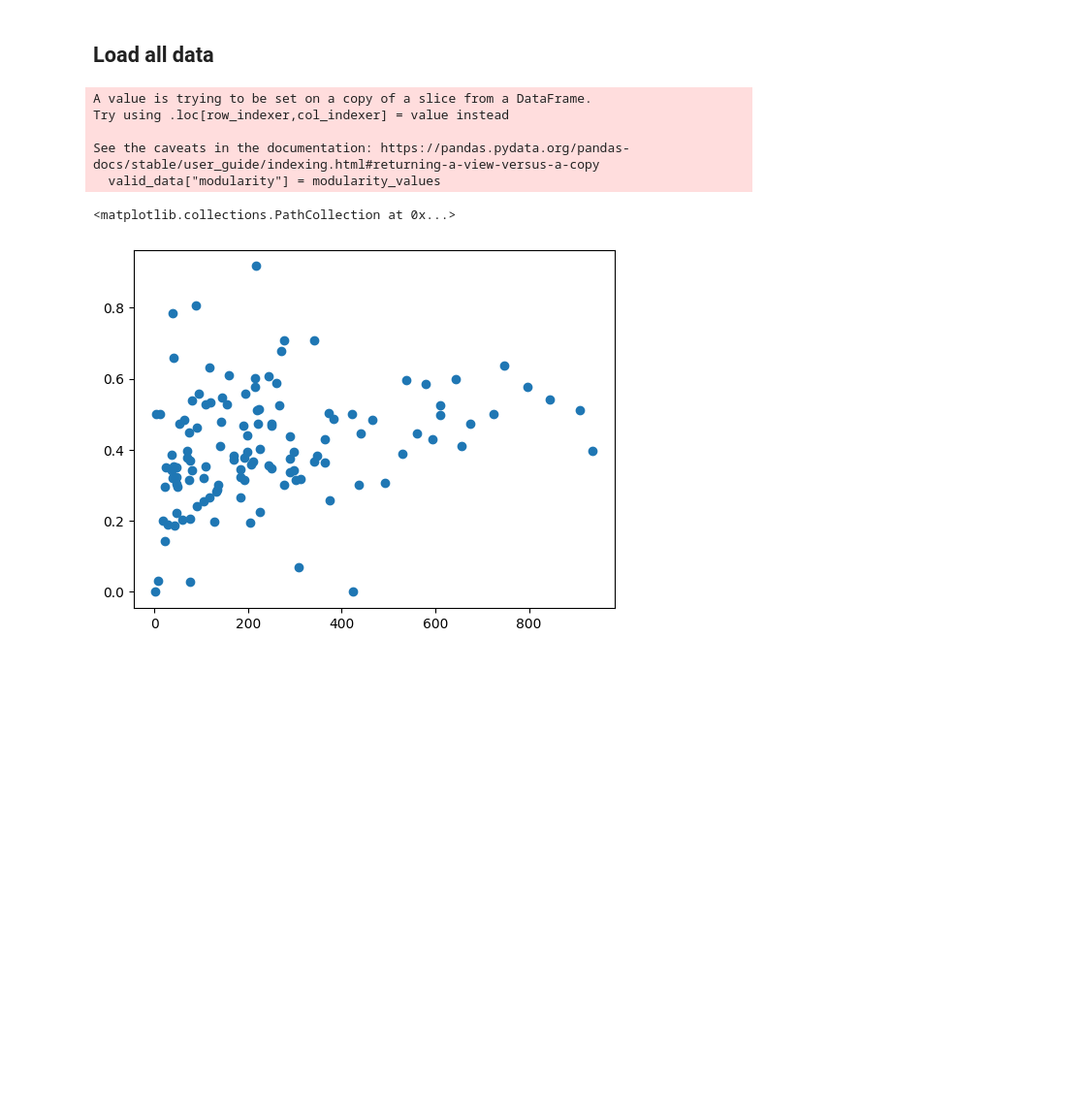
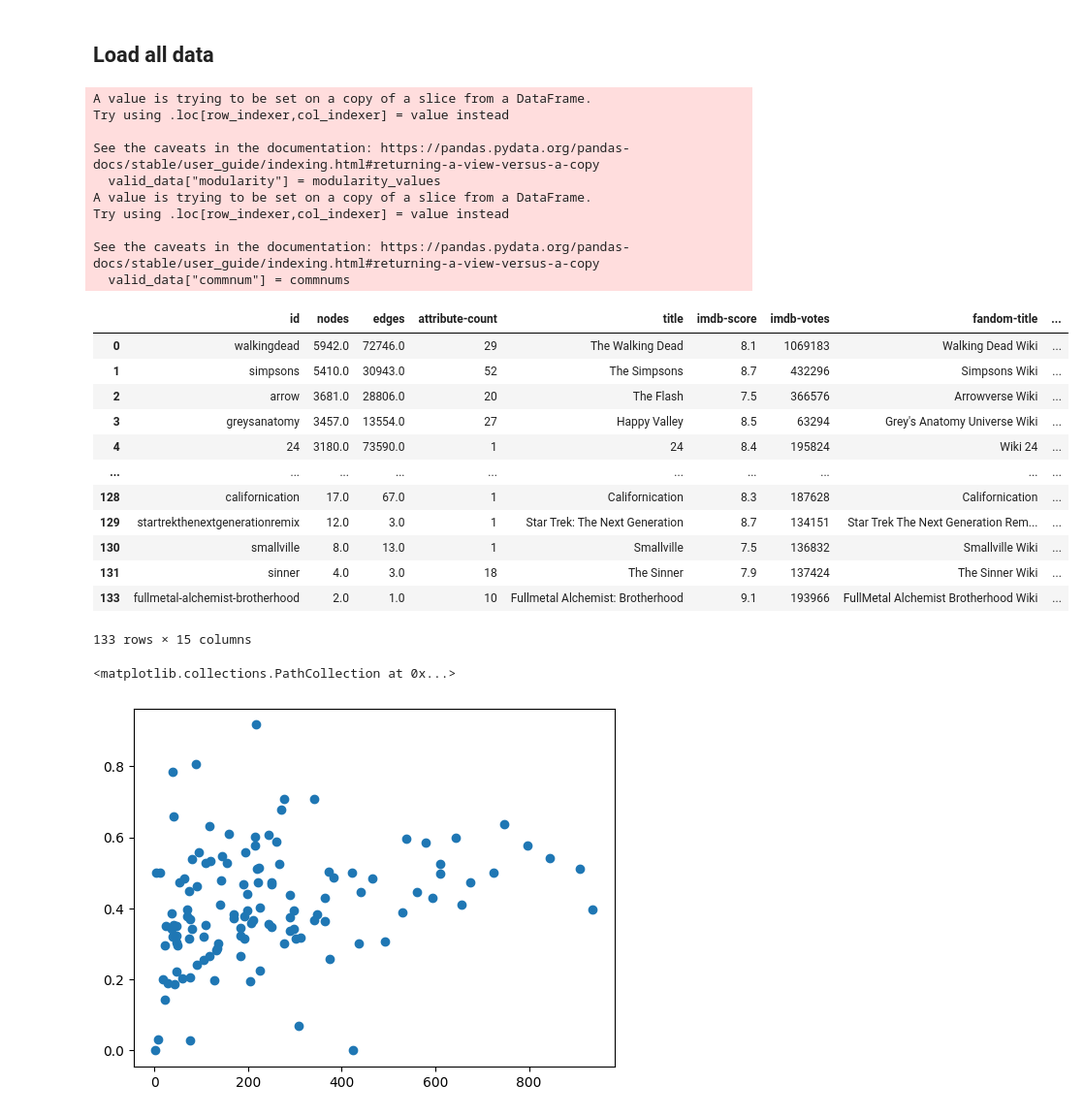
Before and after one commit to DanielBarabas/prog2_3rd_assignment_group, a Jupyter notebook: abrak.ipynb, the cells around one changed output. Shown at 97% size. Cells and saved outputs as stored; diff of their text form; code cells hidden in the pictures; blank space fills up the shorter version.

```diff
--- a/abrak.ipynb
+++ b/abrak.ipynb
@@ -12,6 +12,8 @@ valid_data = meta.loc[meta["edges"]>0,:]
 # %%
 def get_modularity_from_edgelist(edge_df:pd.DataFrame):
     G = nx.from_pandas_edgelist(edge_df,"from","to")
-    return nx.community.modularity(G,nx.community.louvain_communities(G,seed=420))
+    comms = nx.community.louvain_communities(G,resolution=1,seed=420)
+    mod = nx.community.modularity(G,comms)
+    return len(comms),mod
 # %%
 modularity_values = []
@@ -22,11 +27,33 @@ for id in tqdm(valid_data["id"]):
 # %%
 valid_data["modularity"] = modularity_values
+valid_data["commnum"] = commnums
 # %% [output]
 A value is trying to be set on a copy of a slice from a DataFrame.
 Try using .loc[row_indexer,col_indexer] = value instead
 
 See the caveats in the documentation: https://pandas.pydata.org/pandas-docs/stable/user_guide/indexing.html#returning-a-view-versus-a-copy
   valid_data["modularity"] = modularity_values
+A value is trying to be set on a copy of a slice from a DataFrame.
+Try using .loc[row_indexer,col_indexer] = value instead
+
+See the caveats in the documentation: https://pandas.pydata.org/pandas-docs/stable/user_guide/indexing.html#returning-a-view-versus-a-copy
+  valid_data["commnum"] = commnums
+# %%
+valid_data
+# %% [output]
+|  | id | nodes | edges | attribute-count | title | imdb-score | imdb-votes | fandom-title | ... |
+| 0 | walkingdead | 5942.0 | 72746.0 | 29 | The Walking Dead | 8.1 | 1069183 | Walking Dead Wiki | ... |
+| 1 | simpsons | 5410.0 | 30943.0 | 52 | The Simpsons | 8.7 | 432296 | Simpsons Wiki | ... |
+| 2 | arrow | 3681.0 | 28806.0 | 20 | The Flash | 7.5 | 366576 | Arrowverse Wiki | ... |
+| 3 | greysanatomy | 3457.0 | 13554.0 | 27 | Happy Valley | 8.5 | 63294 | Grey's Anatomy Universe Wiki | ... |
+| 4 | 24 | 3180.0 | 73590.0 | 1 | 24 | 8.4 | 195824 | Wiki 24 | ... |
+| ... | ... | ... | ... | ... | ... | ... | ... | ... | ... |
+| 128 | californication | 17.0 | 67.0 | 1 | Californication | 8.3 | 187628 | Californication | ... |
+| 129 | startrekthenextgenerationremix | 12.0 | 3.0 | 1 | Star Trek: The Next Generation | 8.7 | 134151 | Star Trek The Next Generation Rem... | ... |
+| 130 | smallville | 8.0 | 13.0 | 1 | Smallville | 7.5 | 136832 | Smallville Wiki | ... |
+| 131 | sinner | 4.0 | 3.0 | 18 | The Sinner | 7.9 | 137424 | The Sinner Wiki | ... |
+| 133 | fullmetal-alchemist-brotherhood | 2.0 | 1.0 | 10 | Fullmetal Alchemist: Brotherhood | 9.1 | 193966 | FullMetal Alchemist Brotherhood Wiki | ... |
+133 rows × 15 columns
 # %%
 plt.scatter(valid_data.loc[valid_data["nodes"]<1000,"nodes"],
             valid_data.loc[valid_data["nodes"]<1000,"modularity"])
```
Also changed, not shown: parts of 7 cells of this notebook, 1 other file.
